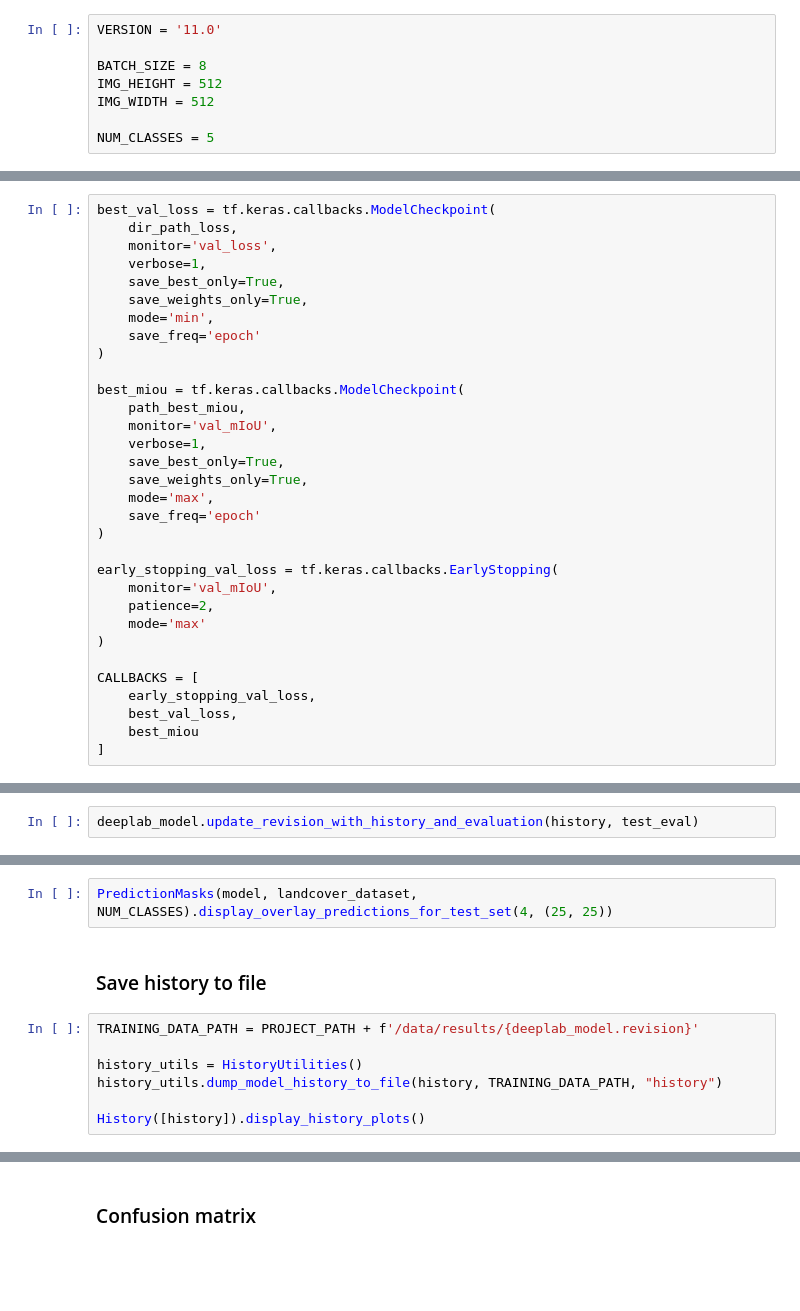
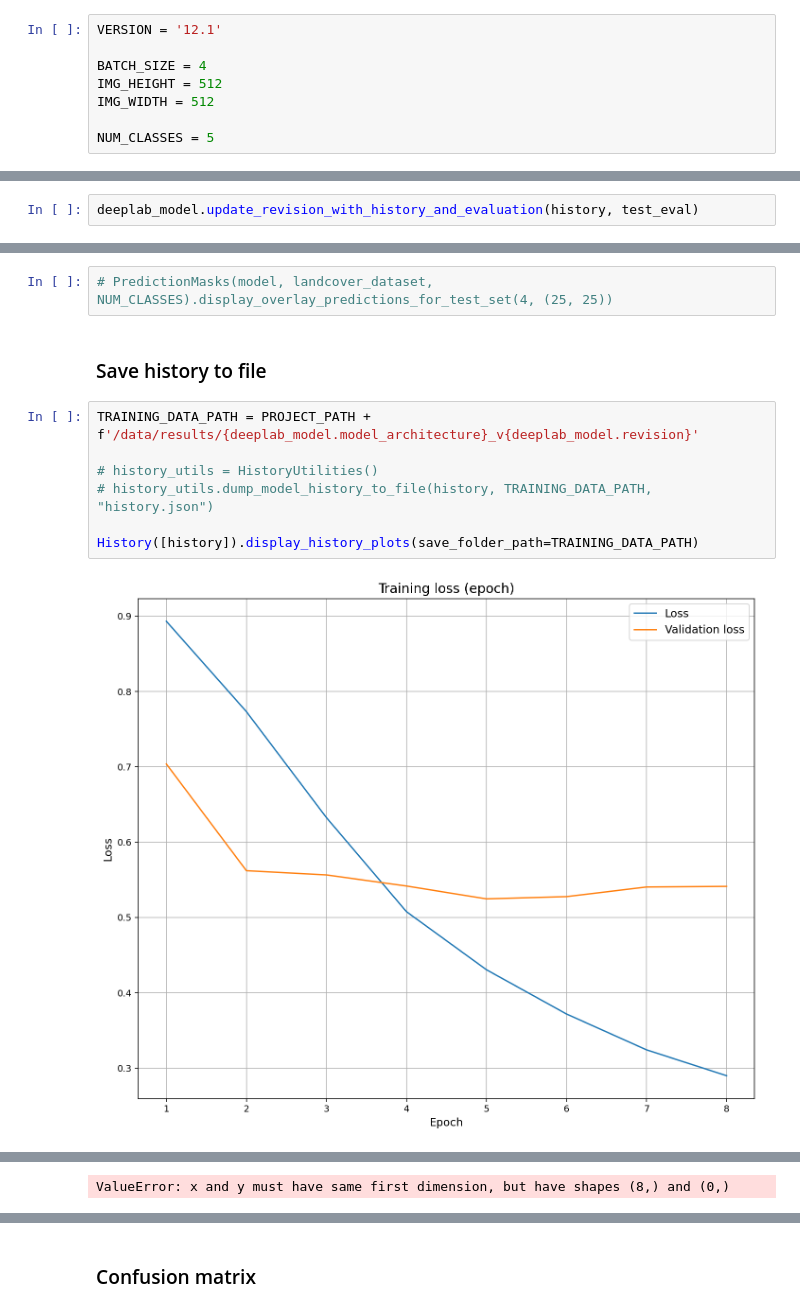
Before and after one commit to MortenTabaka/Semantic-segmentation-of-LandCover.ai-dataset, a Jupyter notebook: notebooks/model_training_template.ipynb, the cells around one changed output, grey strips where cells are left out. Cells and saved outputs as stored; diff of their text form; blank space fills up the shorter version.

Commit message:
Temp safe of notebook deeplabv3plus_v12.1.2

```diff
--- a/notebooks/model_training_template.ipynb
+++ b/notebooks/model_training_template.ipynb
@@ -43,7 +50,7 @@ print("GPU is", "available" if gpu else "NOT AVAILABLE")
 # %%
-VERSION = '11.0'
+VERSION = '12.1'
 
-BATCH_SIZE = 8
+BATCH_SIZE = 4
 IMG_HEIGHT = 512
 IMG_WIDTH = 512
 
@@ -174,32 +245,0 @@ create_folders([
-# %%
-best_val_loss = tf.keras.callbacks.ModelCheckpoint(
-    dir_path_loss,
-    monitor='val_loss',
-    verbose=1,
-    save_best_only=True,
-    save_weights_only=True,
-    mode='min',
-    save_freq='epoch'
-)
-
-best_miou = tf.keras.callbacks.ModelCheckpoint(
-    path_best_miou,
-    monitor='val_mIoU',
-    verbose=1,
-    save_best_only=True,
-    save_weights_only=True,
-    mode='max',
-    save_freq='epoch'
-)
-
-early_stopping_val_loss = tf.keras.callbacks.EarlyStopping(
-    monitor='val_mIoU',
-    patience=2,
-    mode='max'
-)
-
-CALLBACKS = [
-    early_stopping_val_loss,
-    best_val_loss,
-    best_miou
-]
@@ -227,11 +292,13 @@ iou_every_class
 # %%
-PredictionMasks(model, landcover_dataset, NUM_CLASSES).display_overlay_predictions_for_test_set(4, (25, 25))
+# PredictionMasks(model, landcover_dataset, NUM_CLASSES).display_overlay_predictions_for_test_set(4, (25, 25))
 # %% [markdown]
 ### Save history to file
 # %%
-TRAINING_DATA_PATH = PROJECT_PATH + f'/data/results/{deeplab_model.revision}'
+TRAINING_DATA_PATH = PROJECT_PATH + f'/data/results/{deeplab_model.model_architecture}_v{deeplab_model.revision}'
 
-history_utils = HistoryUtilities()
-history_utils.dump_model_history_to_file(history, TRAINING_DATA_PATH, "history")
+# history_utils = HistoryUtilities()
+# history_utils.dump_model_history_to_file(history, TRAINING_DATA_PATH, "history.json")
 
-History([history]).display_history_plots()
+History([history]).display_history_plots(save_folder_path=TRAINING_DATA_PATH)
+# %% [output]
+[figure, added]
@@ -237,0 +307 @@ History([history]).display_history_plots()
+ValueError: x and y must have same first dimension, but have shapes (8,) and (0,)
```
Also changed, not shown: parts of 39 cells of this notebook.
